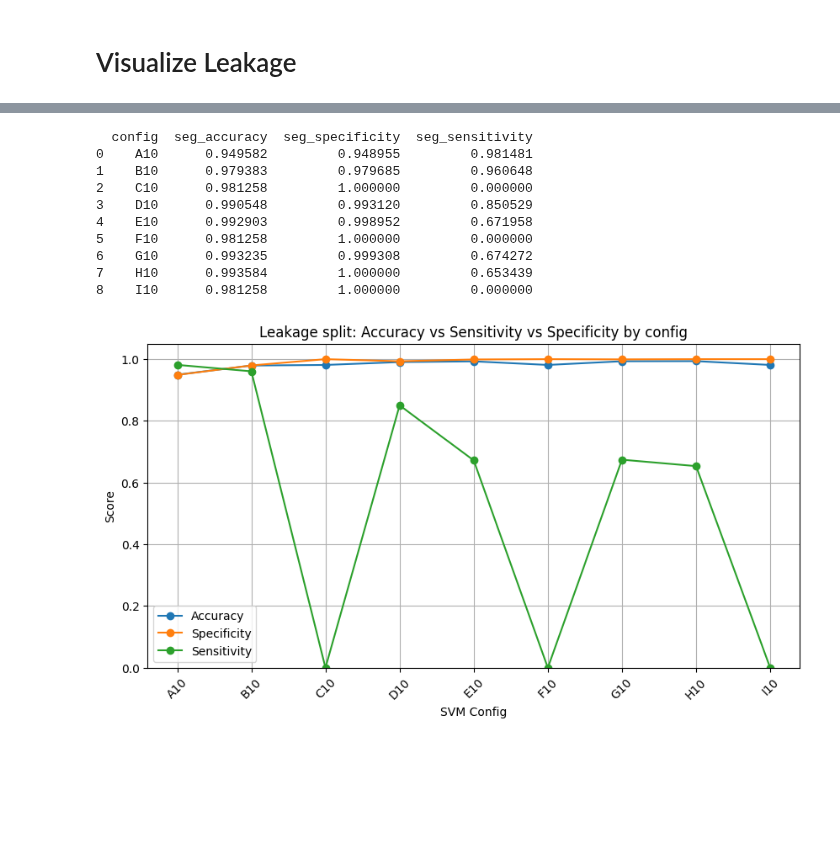
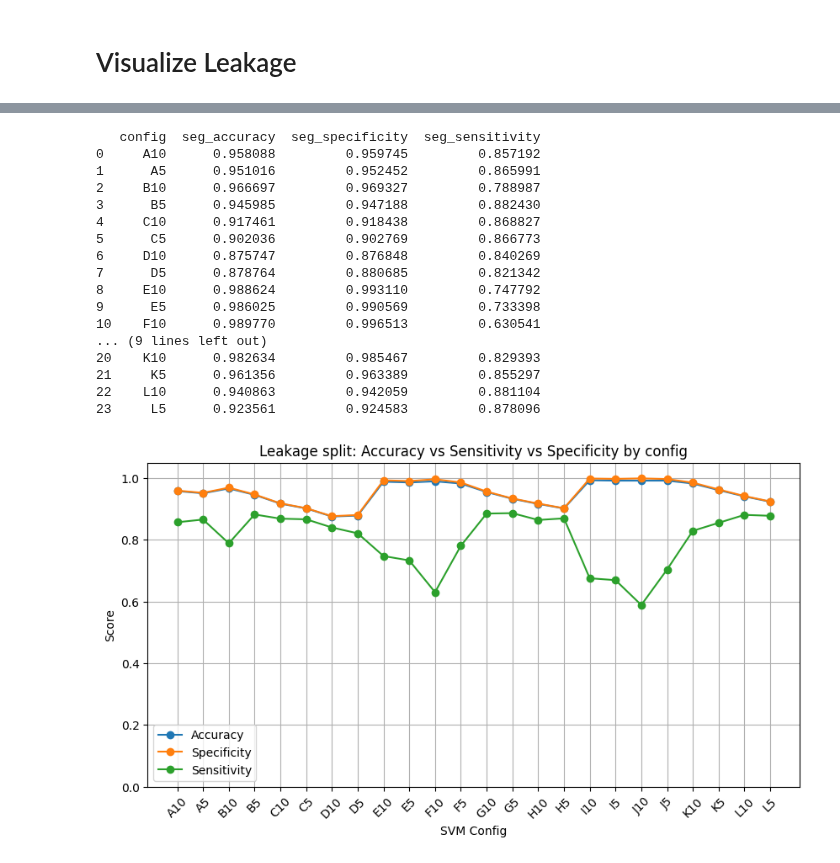
Before and after one commit to ritzww/THESIS_Directed_Connectivity_and_Data_Leakage_In_EEG_Seizure_Detection, a Jupyter notebook: 7. Leakage Visualization.ipynb, the cells around one changed output, grey strips where cells are left out. Saved outputs shown, nothing was run; the diff lists cells and outputs as text; code cells hidden in the pictures; blank space fills up the shorter version.

```diff
--- a/7. Leakage Visualization.ipynb
+++ b/7. Leakage Visualization.ipynb
@@ -417,7 +417,7 @@ import pandas as pd
 import matplotlib.pyplot as plt
 
 
-df = pd.read_csv("LEAKY_RESULTS_seizure_only.csv")
+df = pd.read_csv("../RESULTS/RESULTS_LEAKY.csv")
 
 
 # Mean across patients for each config
@@ -459,44 +459,51 @@ plt.plot(
     config_summary["seg_specificity"],
     marker="o",
     label="Specificity"
 )
 
 
 plt.plot(
     config_summary["config"],
     config_summary["seg_sensitivity"],
     marker="o",
     label="Sensitivity"
 )
 
 
 plt.xlabel("SVM Config")
 plt.ylabel("Score")
 plt.title(
     "Leakage split: Accuracy vs Sensitivity vs Specificity by config"
 )
 
 plt.xticks(rotation=45)
 
 plt.ylim(0,1.05)
 
 plt.grid(True)
 
 plt.legend()
 
 plt.show()
 # %% [output]
-  config  seg_accuracy  seg_specificity  seg_sensitivity
-0    A10      0.949582         0.948955         0.981481
-1    B10      0.979383         0.979685         0.960648
-2    C10      0.981258         1.000000         0.000000
-3    D10      0.990548         0.993120         0.850529
-4    E10      0.992903         0.998952         0.671958
-5    F10      0.981258         1.000000         0.000000
-6    G10      0.993235         0.999308         0.674272
-7    H10      0.993584         1.000000         0.653439
-8    I10      0.981258         1.000000         0.000000
+   config  seg_accuracy  seg_specificity  seg_sensitivity
+0     A10      0.958088         0.959745         0.857192
+1      A5      0.951016         0.952452         0.865991
+2     B10      0.966697         0.969327         0.788987
+3      B5      0.945985         0.947188         0.882430
+4     C10      0.917461         0.918438         0.868827
+5      C5      0.902036         0.902769         0.866773
+6     D10      0.875747         0.876848         0.840269
+7      D5      0.878764         0.880685         0.821342
+8     E10      0.988624         0.993110         0.747792
+9      E5      0.986025         0.990569         0.733398
+10    F10      0.989770         0.996513         0.630541
+... (9 lines left out)
+20    K10      0.982634         0.985467         0.829393
+21     K5      0.961356         0.963389         0.855297
+22    L10      0.940863         0.942059         0.881104
+23     L5      0.923561         0.924583         0.878096
-[figure, old version]
+[figure, new version]
 # %%
 import pandas as pd
 import matplotlib.pyplot as plt
```
Also changed, not shown: parts of 6 cells of this notebook, 27 other files.
